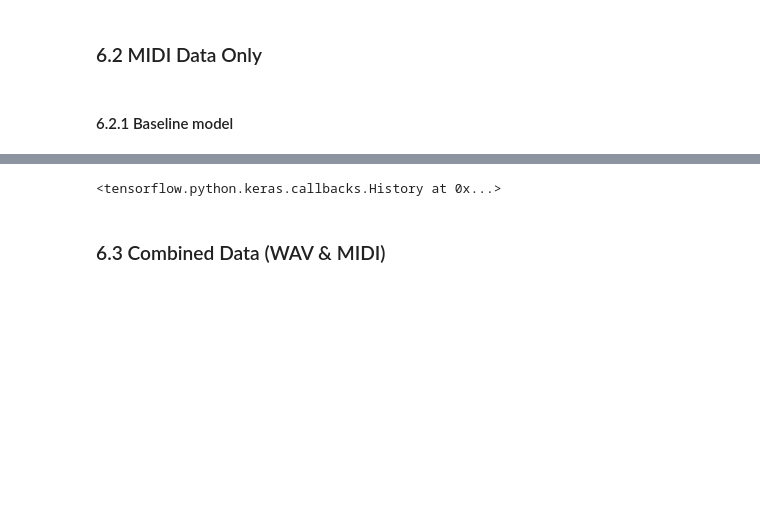
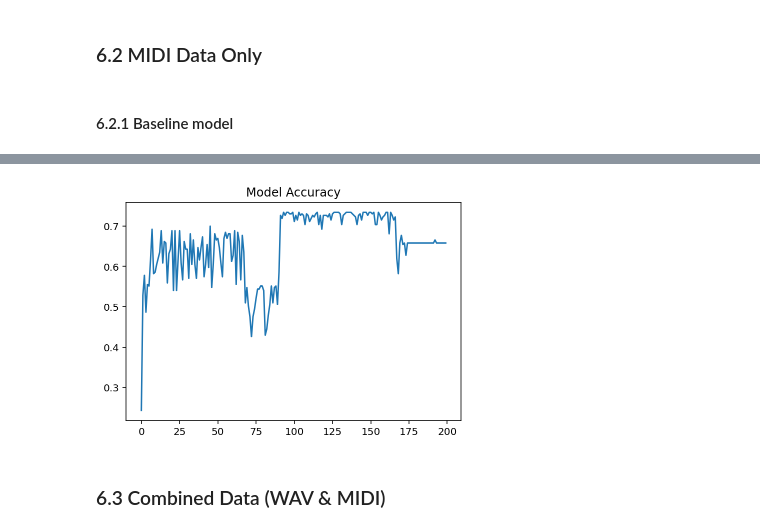
Before and after one commit to dfristau/ristau_berton_huang_meneses_w207_final_project, a Jupyter notebook: scripts/Model Consolidation.ipynb, the cells around one changed output, grey strips where cells are left out. Cells and saved outputs as stored; diff of their text form; code cells hidden in the pictures; blank space fills up the shorter version.

Commit message:
exported all train/test sets to csv files, added conclusion table and neural net plots

```diff
--- a/scripts/Model Consolidation.ipynb
+++ b/scripts/Model Consolidation.ipynb
@@ -1638,6 +1409,9 @@ model = tf.keras.Sequential([
 model.compile(optimizer='adam',
               loss=tf.keras.losses.SparseCategoricalCrossentropy(from_logits=True),
               metrics=['accuracy'])
-model.fit(X_train_m, y_train_m, epochs=200)
+history = model.fit(X_train_m, y_train_m, epochs=200)
+plt.plot(history.history['accuracy'])
+plt.title('Model Accuracy')
+pass
 # %% [output]
 Epoch 1/200
@@ -1660,4 +1434,4 @@ Epoch 200/200
-<tensorflow.python.keras.callbacks.History at 0x...>
+[figure, added]
 # %% [markdown]
 ### 6.3 Combined Data (WAV & MIDI)
 # %% [markdown]
```
Also changed, not shown: parts of 28 cells of this notebook, 12 other files.
